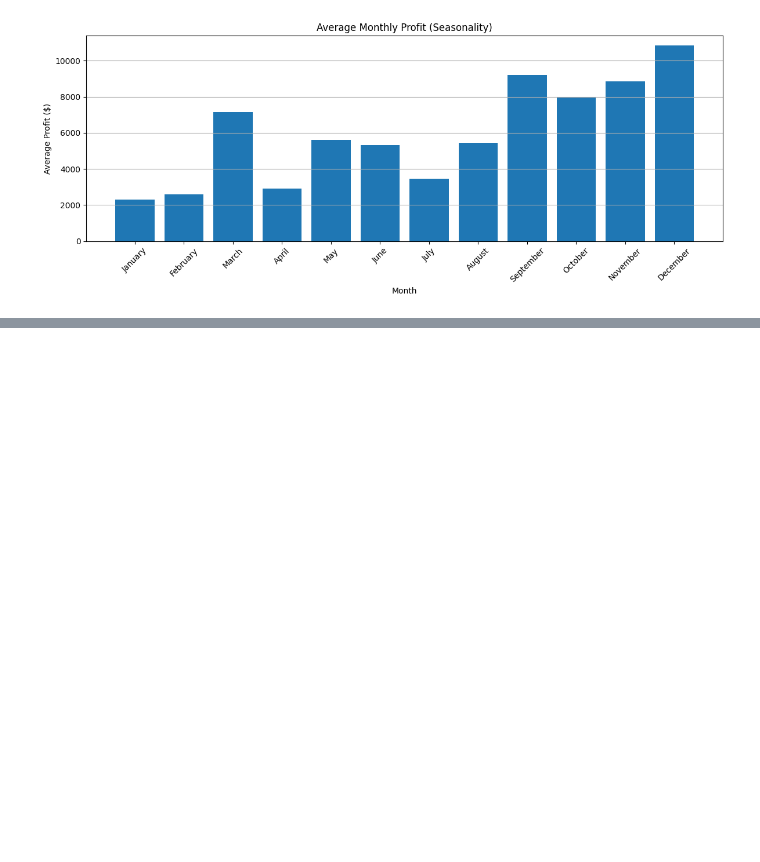
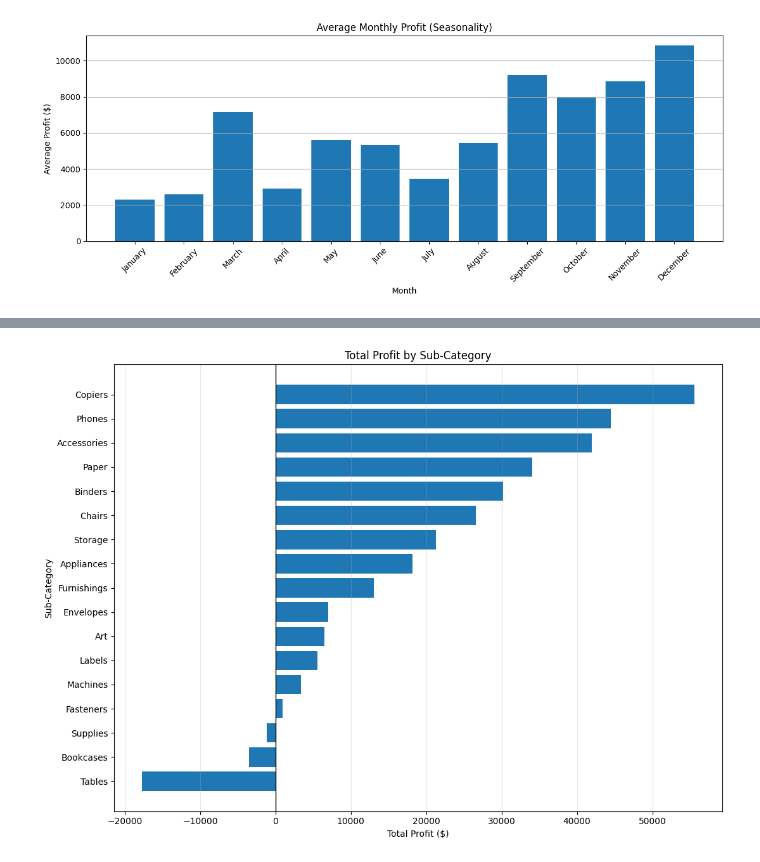
Before and after one commit to Iqbalfaridzi23/sales-performance-analysis, a Jupyter notebook: notebooks/03_eda.ipynb, the cells around one changed output, grey strips where cells are left out. Saved outputs shown, nothing was run; the diff lists cells and outputs as text; code cells hidden in the pictures; blank space fills up the shorter version.

Commit message:
Complete EDA: category, product, region, customer, discount, Q4 2017

```diff
--- a/notebooks/03_eda.ipynb
+++ b/notebooks/03_eda.ipynb
@@ -392,0 +395,9 @@ plt.show()
+# %%
+subcat = (df.groupby(['category','sub_category'])
+            .agg(sales=('sales','sum'), profit=('profit','sum'))
+            .reset_index())
+subcat['margin%']= (subcat['profit'] / subcat['sales']) * 100
+subcat['profit_share_%'] = ( subcat['profit'] / df['profit'].sum()) * 100
+subcat = subcat.sort_values('profit')
+
+display(subcat.round(2))
@@ -392,0 +433,19 @@ plt.show()
+# %%
+plt.figure(figsize=(11, 8))
+
+plt.barh(
+    subcat['sub_category'],
+    subcat['profit']
+)
+
+plt.axvline(0, color='black', linewidth=1)
+
+plt.title('Total Profit by Sub-Category')
+plt.xlabel('Total Profit ($)')
+plt.ylabel('Sub-Category')
+
+plt.grid(axis='x', alpha=0.3)
+plt.tight_layout()
+plt.show()
+# %% [output]
+[figure, added]
```
Also changed, not shown: parts of 27 cells of this notebook.
